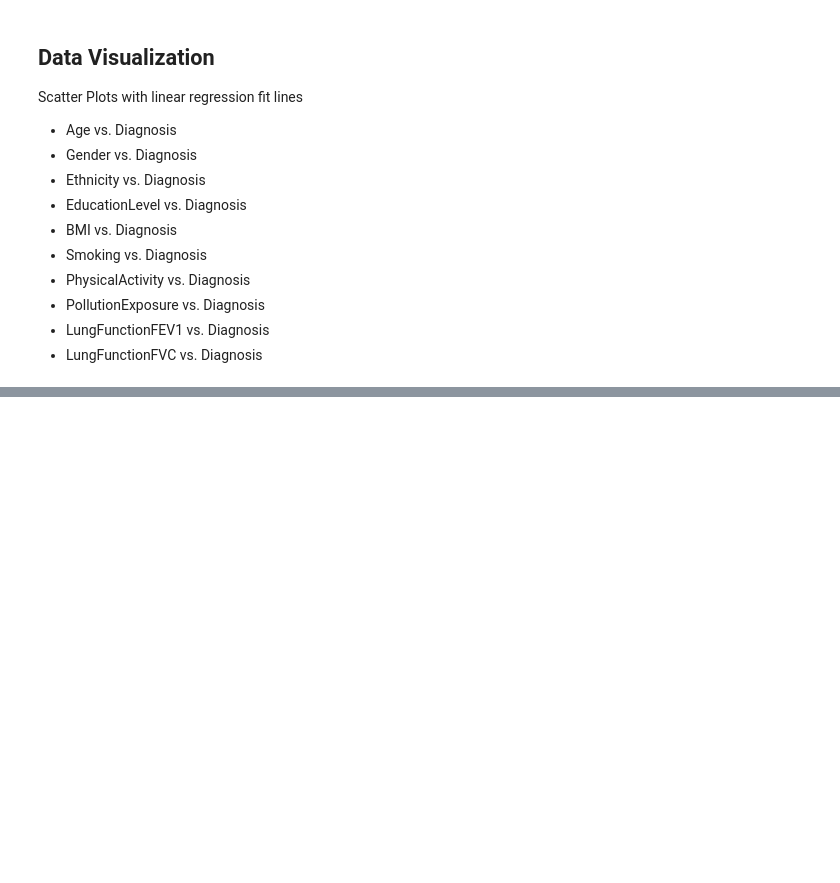
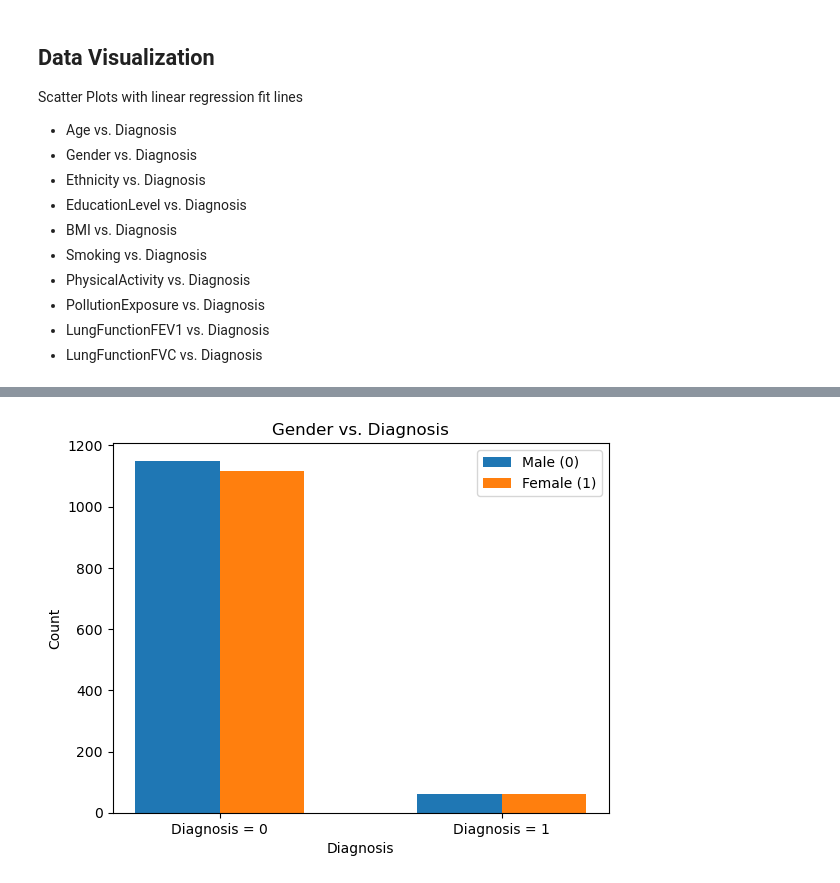
Before and after one commit to Lauren-N/CPSC322-Final-Project, a Jupyter notebook: ProjectProposal.ipynb, the cells around one changed output, grey strips where cells are left out. Cells and saved outputs as stored; diff of their text form; code cells hidden in the pictures; blank space fills up the shorter version.

```diff
--- a/ProjectProposal.ipynb
+++ b/ProjectProposal.ipynb
@@ -142,0 +142,39 @@ box_plot_example([age_diagnosis_0, age_diagnosis_1], ["Diagnosis = 0", "Diagnosi
+# %%
+# Gender vs Diagnosis
+x = [int(val) for val in utils.get_column(table, headers, "Gender")]
+
+# Counting the number of males (Gender = 0) and females (Gender = 1) for each Diagnosis category
+gender_counts_0 = [sum(1 for gender, diag in zip(x, y) if gender == 0 and diag == 0),  # Male (Gender = 0) and Diagnosis = 0
+                   sum(1 for gender, diag in zip(x, y) if gender == 0 and diag == 1)]  # Male (Gender = 0) and Diagnosis = 1
+
+gender_counts_1 = [sum(1 for gender, diag in zip(x, y) if gender == 1 and diag == 0),  # Female (Gender = 1) and Diagnosis = 0
+                   sum(1 for gender, diag in zip(x, y) if gender == 1 and diag == 1)]  # Female (Gender = 1) and Diagnosis = 1
+
+# Bar chart function
+def bar_chart(x, y, title):
+    plt.figure()
+    width = 0.3  # Width of bars
+    index = np.arange(len(x))  # Positions of bars
+
+    # Plotting bars for males and females
+    plt.bar(index - width/2, y[0], width, label="Male (0)")  # Bars for males
+    plt.bar(index + width/2, y[1], width, label="Female (1)")  # Bars for females
+
+    # Adding labels, title, and legend
+    plt.xlabel('Diagnosis')
+    plt.ylabel('Count')
+    plt.title(title)
+    plt.xticks(index, x)  # Set x-axis labels to 'Diagnosis = 0' and 'Diagnosis = 1'
+    plt.legend()
+
+    plt.show()
+
+# Labels and counts for bar chart
+labels = ['Diagnosis = 0', 'Diagnosis = 1']
+# Counts for males and females in a tuple (male counts, female counts)
+counts = [gender_counts_0, gender_counts_1]
+
+# Calling the bar chart function with the data
+bar_chart(labels, counts, "Gender vs. Diagnosis")
+# %% [output]
+[figure, added]
```
Also changed, not shown: parts of 1 cell of this notebook, 1 other file.
